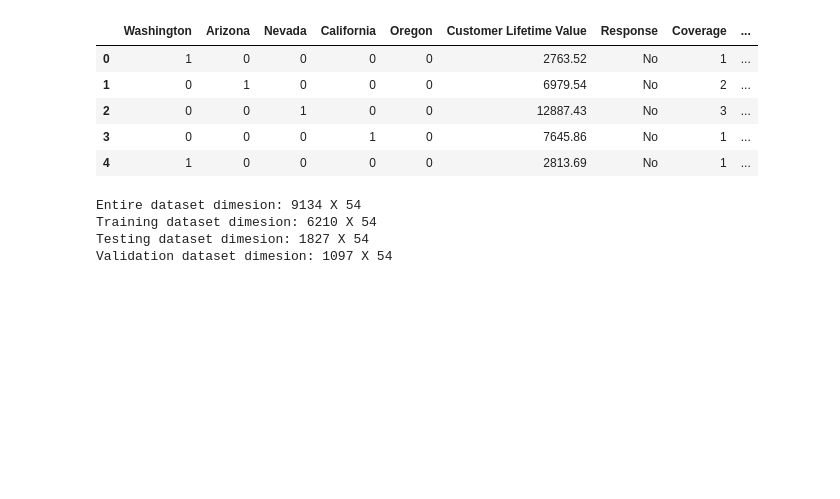
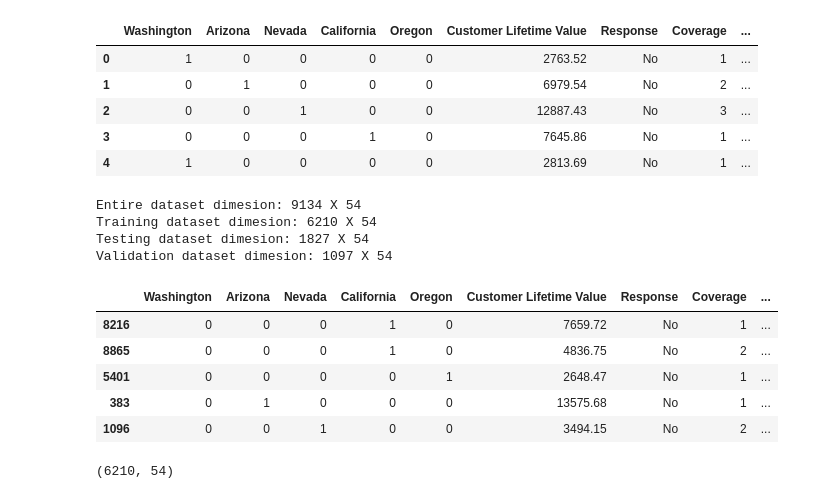
Before and after one commit to mostofa-ahsan/Prediction_of_Insurance_Premium, a Jupyter notebook: Insurance_Data_Cleaning.ipynb, the cells around one changed output. Cells and saved outputs as stored; diff of their text form; code cells hidden in the pictures; blank space fills up the shorter version.

```diff
--- a/Insurance_Data_Cleaning.ipynb
+++ b/Insurance_Data_Cleaning.ipynb
@@ -458,0 +459,13 @@ train.to_csv('C:/Users/mosto/REPOSITORY/Prediction_of_Insurance_Premium/data/Tra
+# %%
+train.head()
+# %% [output]
+|  | Washington | Arizona | Nevada | California | Oregon | Customer Lifetime Value | Response | Coverage | ... |
+| 8216 | 0 | 0 | 0 | 1 | 0 | 7659.72 | No | 1 | ... |
+| 8865 | 0 | 0 | 0 | 1 | 0 | 4836.75 | No | 2 | ... |
+| 5401 | 0 | 0 | 0 | 0 | 1 | 2648.47 | No | 1 | ... |
+| 383 | 0 | 1 | 0 | 0 | 0 | 13575.68 | No | 1 | ... |
+| 1096 | 0 | 0 | 1 | 0 | 0 | 3494.15 | No | 2 | ... |
+# %%
+train.shape
+# %% [output]
+(6210, 54)
```
Also changed, not shown: parts of 4 cells of this notebook, 14 other files.
